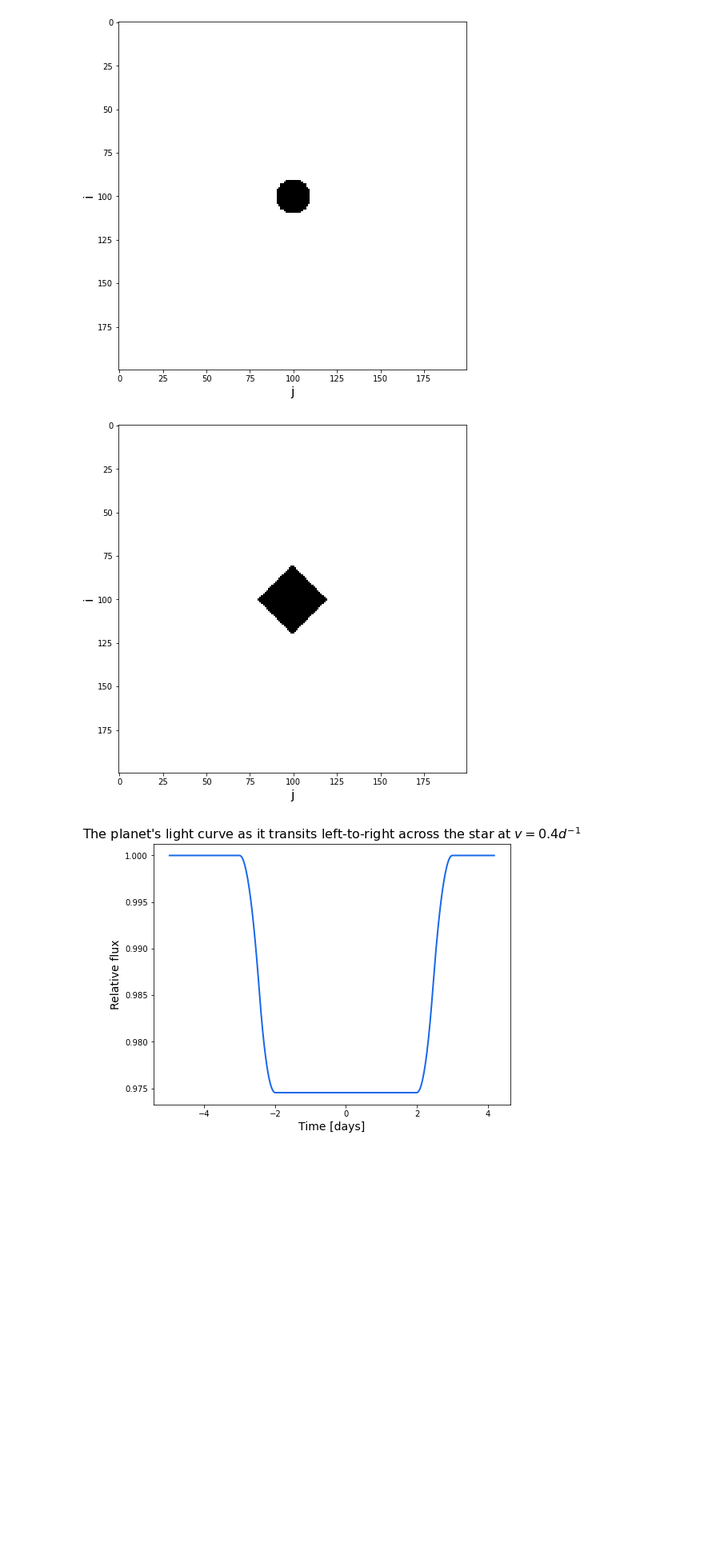
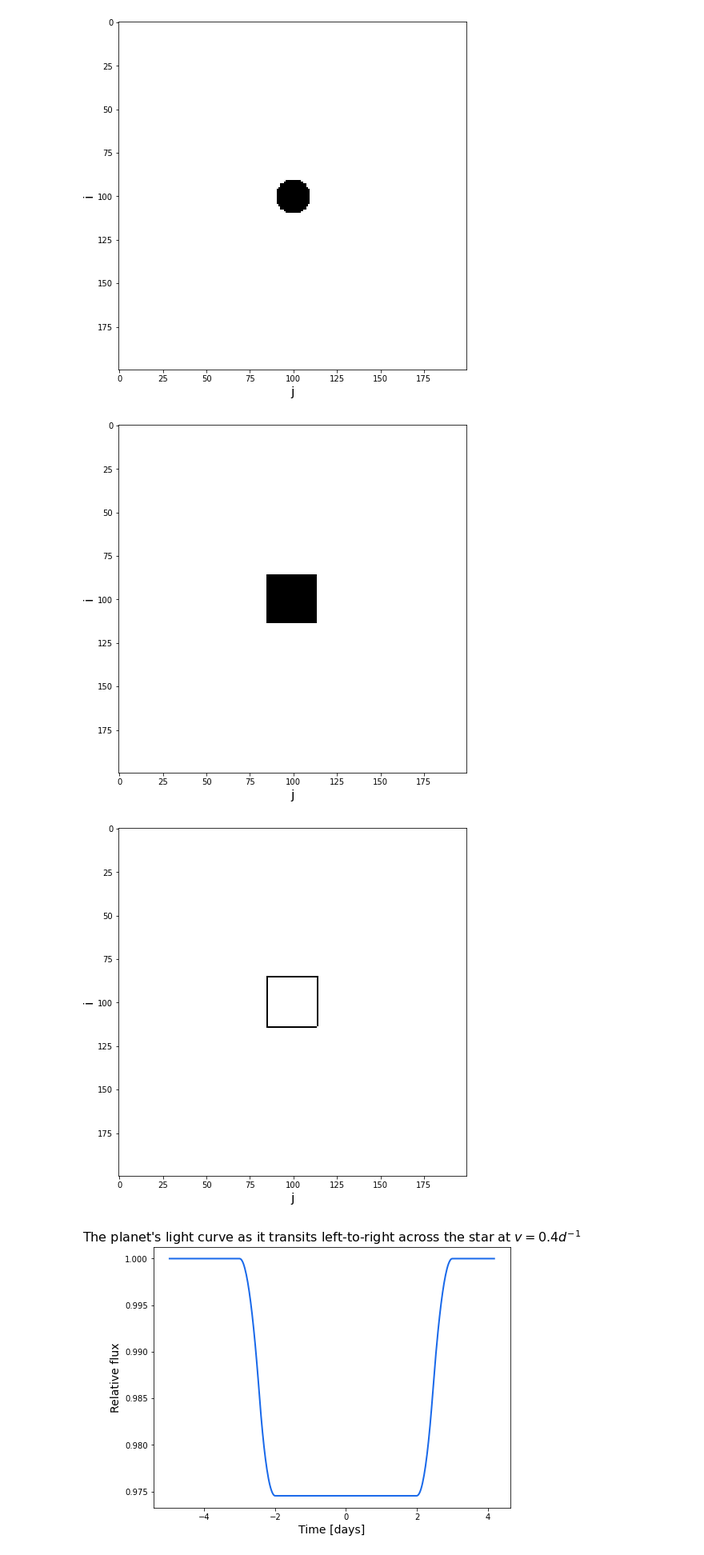
Before and after one commit to joshua-bromley/tessSignalInjection, a Jupyter notebook: Summer2021/generatedShapes.ipynb, the cells around one changed output. Shown at 80% size. Cells and saved outputs as stored; diff of their text form; code cells hidden in the pictures; blank space fills up the shorter version.

```diff
--- a/Summer2021/generatedShapes.ipynb
+++ b/Summer2021/generatedShapes.ipynb
@@ -37,22 +37,23 @@ planet.plot_grid()
 # %%
 planetGrid = np.zeros([200,200])
 times = getTimes("tesslc_364539361")
 
 points = []
 n = 4
 r = 0.1
 for i in range(n):
-    x = int(r*len(planetGrid)*np.cos(i*2*np.pi/n) + len(planetGrid)/2)
-    y = int(r*len(planetGrid)*np.sin(i*2*np.pi/n) + len(planetGrid)/2)
+    x = int(r*len(planetGrid)*np.cos(i*2*np.pi/n + np.pi/4) + len(planetGrid)/2)
+    y = int(r*len(planetGrid)*np.sin(i*2*np.pi/n + np.pi/4) + len(planetGrid)/2)
     points.append([x,y])
 
 planetGrid = fillShape(np.zeros([200,200]),points)
 
 planet = TransitingImage(opacitymat = planetGrid, v = 0.4, t_ref = 0, t_arr = times)
 
 planet.plot_grid()
 # %% [output]
-[figure, old version]
+[figure, new version]
+[figure, added]
 # %%
 planetLC, overlapTimes = planet.gen_LC(t_arr = times)##Generate Light Curve
 
```
Also changed, not shown: parts of 1 cell of this notebook, 3 other files.
